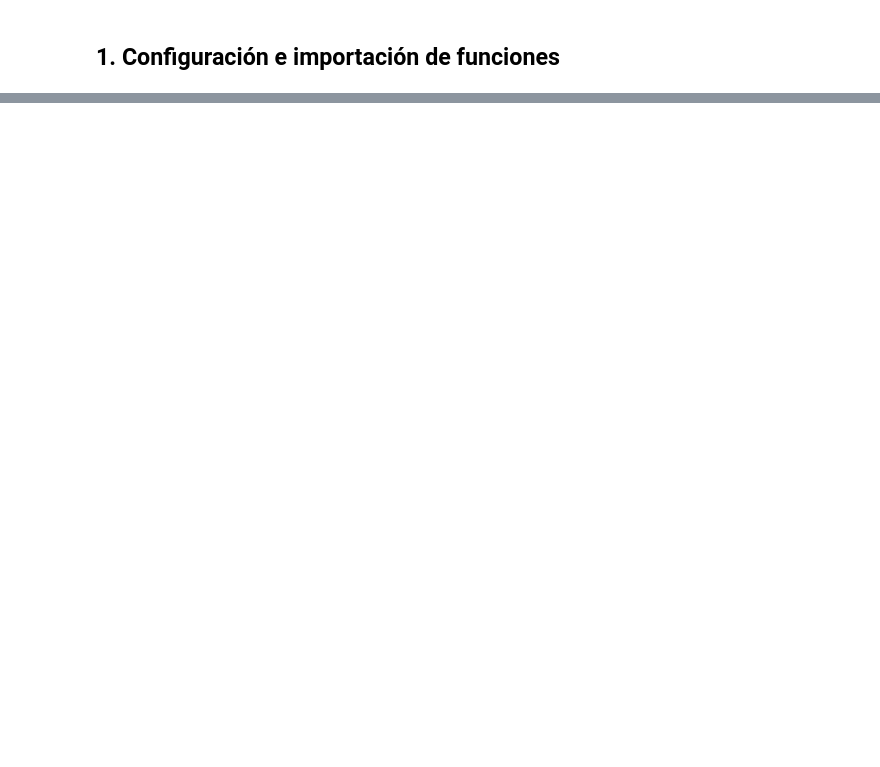
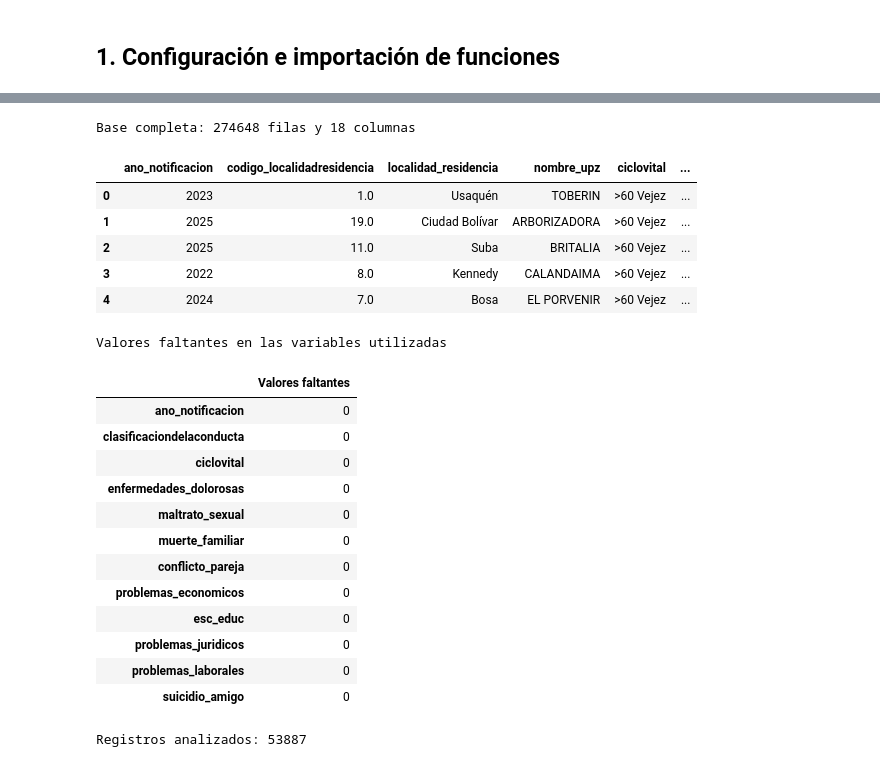
Before and after one commit to Pyate40/proyecto_analitica_datos, a Jupyter notebook: notebooks/analisis_factores_ideacion_suicida.ipynb, the cells around one changed output, grey strips where cells are left out. Drawn from its saved outputs; the diff is of its cells as text; code cells hidden in the pictures; blank space fills up the shorter version.

```diff
--- a/notebooks/analisis_factores_ideacion_suicida.ipynb
+++ b/notebooks/analisis_factores_ideacion_suicida.ipynb
@@ -78,0 +59,39 @@ Registros seleccionados: 53887
+# %%
+# Carga completa de la fuente.
+datos_completos = cargar_datos(RUTA_DATOS)
+print(f"Base completa: {datos_completos.shape[0]} filas y {datos_completos.shape[1]} columnas")
+display(datos_completos.head(5))
+
+# Selección y validación de las doce columnas necesarias.
+datos_seleccionados = seleccionar_columnas(datos_completos)
+reporte_calidad = validar_datos(datos_seleccionados)
+
+print("Valores faltantes en las variables utilizadas")
+display(reporte_calidad)
+
+# Filtro de la población y periodo de estudio.
+datos_estudio = filtrar_poblacion(datos_seleccionados, ANO_INICIAL, ANO_FINAL)
+print(f"Registros analizados: {len(datos_estudio)}")
+# %% [output]
+Base completa: 274648 filas y 18 columnas
+|  | ano_notificacion | codigo_localidadresidencia | localidad_residencia | nombre_upz | ciclovital | ... |
+| 0 | 2023 | 1.0 | Usaquén | TOBERIN | >60 Vejez | ... |
+| 1 | 2025 | 19.0 | Ciudad Bolívar | ARBORIZADORA | >60 Vejez | ... |
+| 2 | 2025 | 11.0 | Suba | BRITALIA | >60 Vejez | ... |
+| 3 | 2022 | 8.0 | Kennedy | CALANDAIMA | >60 Vejez | ... |
+| 4 | 2024 | 7.0 | Bosa | EL PORVENIR | >60 Vejez | ... |
+Valores faltantes en las variables utilizadas
+|  | Valores faltantes |
+| ano_notificacion | 0 |
+| clasificaciondelaconducta | 0 |
+| ciclovital | 0 |
+| enfermedades_dolorosas | 0 |
+| maltrato_sexual | 0 |
+| muerte_familiar | 0 |
+| conflicto_pareja | 0 |
+| problemas_economicos | 0 |
+| esc_educ | 0 |
+| problemas_juridicos | 0 |
+| problemas_laborales | 0 |
+| suicidio_amigo | 0 |
+Registros analizados: 53887
```
Also changed, not shown: parts of 29 cells of this notebook.
